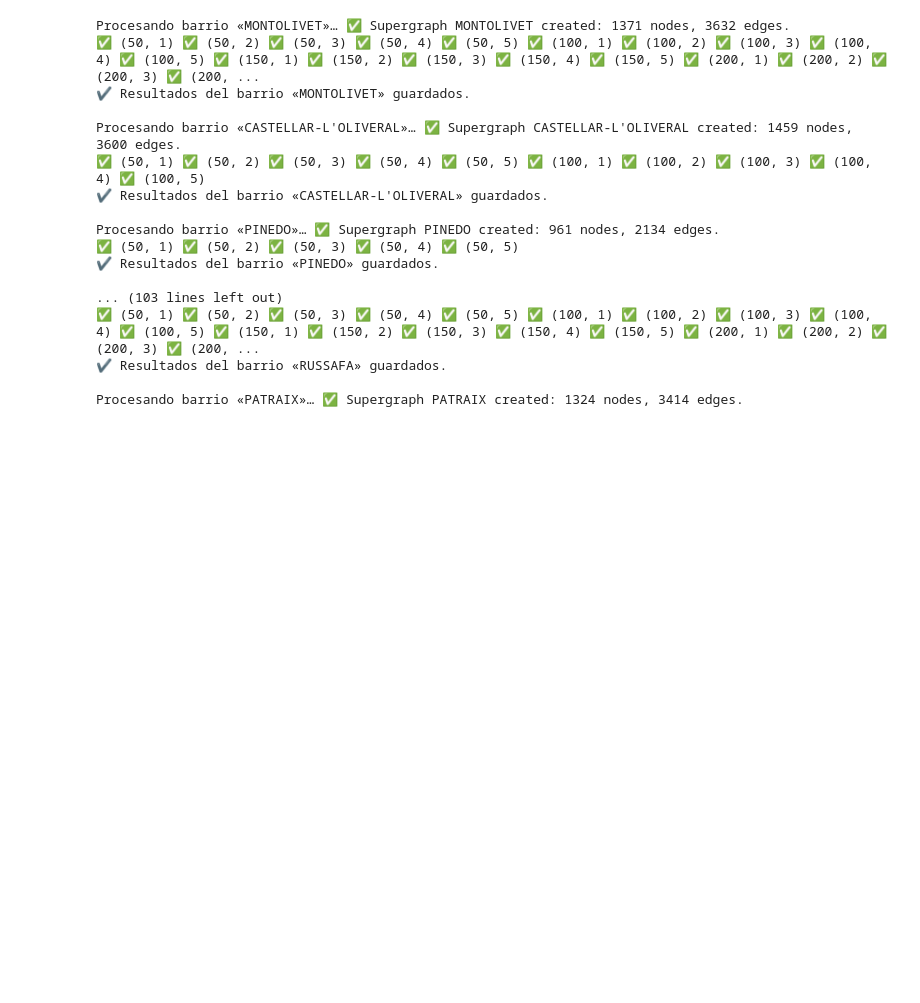
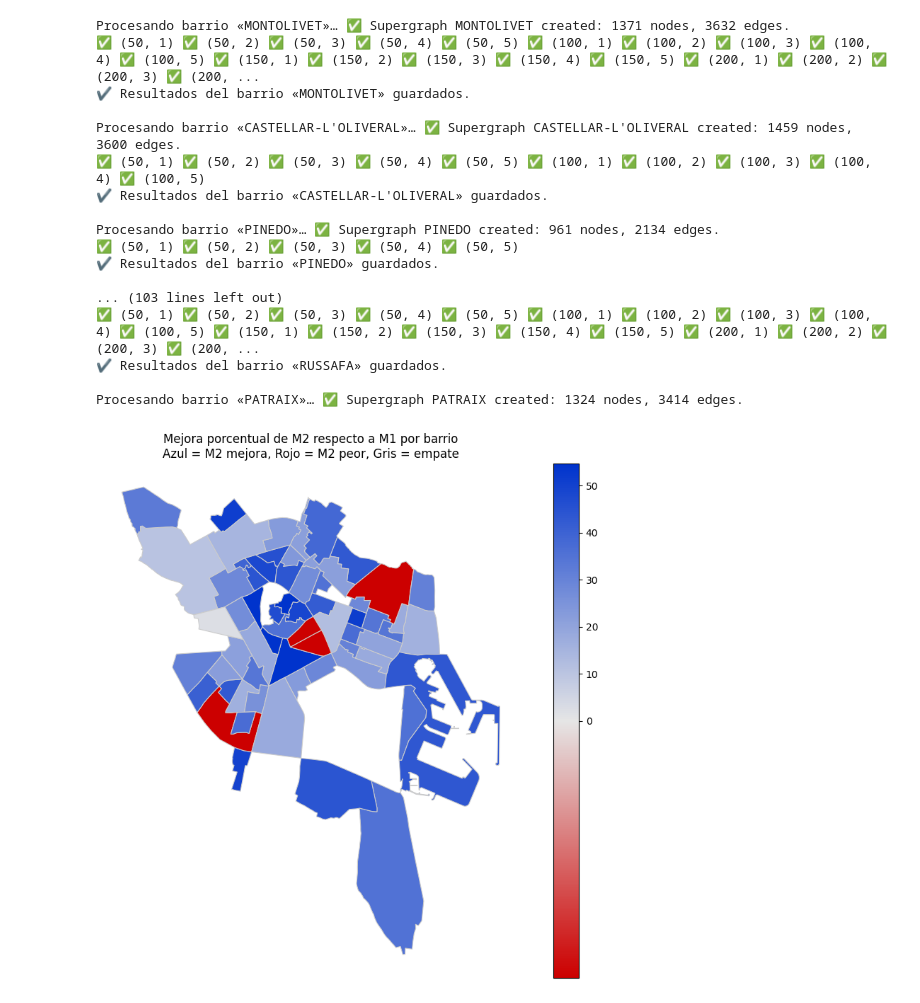
Before and after one commit to delivetter/notebooks, a Jupyter notebook: source/minable_view/simulation.ipynb, the cells around one changed output. Drawn from its saved outputs; the diff is of its cells as text; code cells hidden in the pictures; blank space fills up the shorter version.

```diff
--- a/source/minable_view/simulation.ipynb
+++ b/source/minable_view/simulation.ipynb
@@ -1227,3 +1227,45 @@ Procesando barrio «PINEDO»… ✅ Supergraph PINEDO created: 961 nodes, 2134 e
 ✔ Resultados del barrio «RUSSAFA» guardados.
 
 Procesando barrio «PATRAIX»… ✅ Supergraph PATRAIX created: 1324 nodes, 3414 edges.
+# %%
+import pandas as pd
+import geopandas as gpd
+import matplotlib.pyplot as plt
+from matplotlib.colors import TwoSlopeNorm, LinearSegmentedColormap
+
+# Cargar los datos
+df = pd.read_csv('../../data/output/results_simulations.csv')
+
+
+# Calcular el costo medio por modelo y barrio
+mean_cost = df.groupby(['barrio', 'modelo'])['total_cost'].mean().unstack()
+
+# Calcular la mejora porcentual de M2 respecto a M1
+mean_cost['diff_pct'] = ((mean_cost['M1'] - mean_cost['M2']) / mean_cost['M1']) * 100
+
+# Cargar el mapa de barrios
+gdf = gpd.read_file('../../data/input/barris.geojson')
+
+# Unir con los datos
+gdf = gdf.merge(mean_cost[['diff_pct']], how='left', left_on='nombre', right_on='barrio')
+
+# Crear colormap centrado en 0: rojo (M2 peor), gris (empate), azul (M2 mejor)
+colors = [(0.8, 0.0, 0.0), (0.9, 0.9, 0.9), (0.0, 0.2, 0.8)]  # rojo - gris - azul
+cmap = LinearSegmentedColormap.from_list("m2_mejora", colors)
+
+# Normalización con percentiles y centro en 0
+vmin = mean_cost['diff_pct'].quantile(0.05)
+vmax = mean_cost['diff_pct'].quantile(0.95)
+norm = TwoSlopeNorm(vmin=vmin, vcenter=0, vmax=vmax)
+
+# Graficar
+fig, ax = plt.subplots(1, 1, figsize=(10, 8))
+gdf.plot(column='diff_pct', cmap=cmap, linewidth=0.8, edgecolor='0.8',
+         legend=True, ax=ax, norm=norm)
+
+ax.set_title('Mejora porcentual de M2 respecto a M1 por barrio\nAzul = M2 mejora, Rojo = M2 peor, Gris = empate')
+plt.axis('off')
+plt.tight_layout()
+plt.show()
+# %% [output]
+[figure, added]
```
Also changed, not shown: parts of 5 cells of this notebook.
